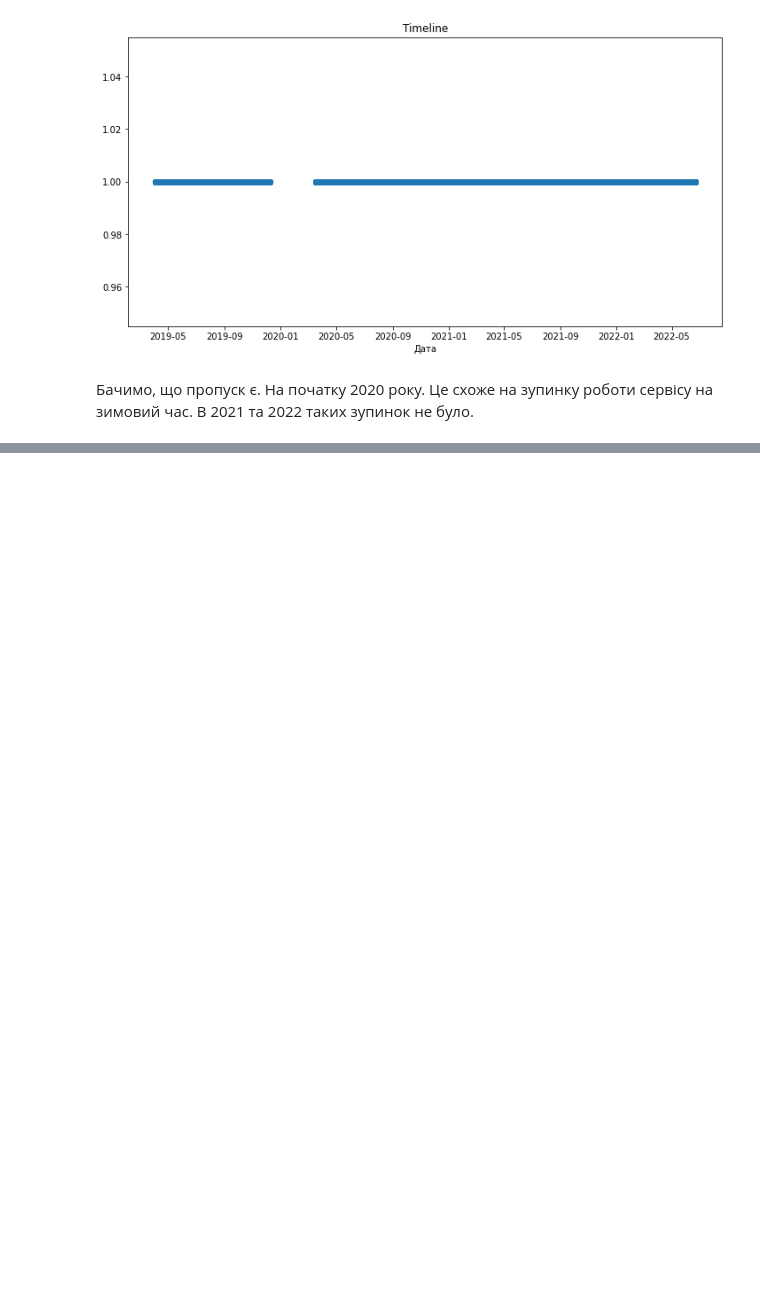
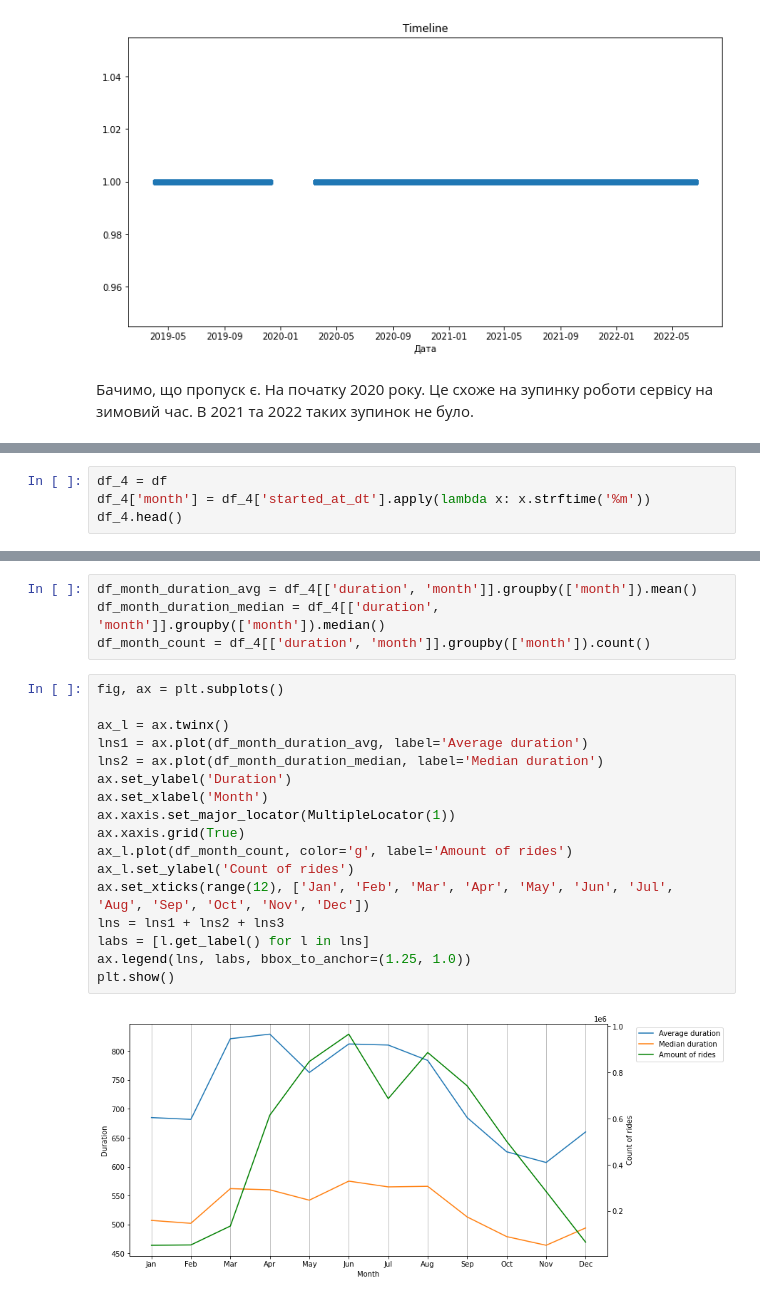
Before and after one commit to oyakymchuk/project_bysykkel, a Jupyter notebook: task_1.ipynb, the cells around one changed output, grey strips where cells are left out. Saved outputs shown, nothing was run; the diff lists cells and outputs as text; blank space fills up the shorter version.

```diff
--- a/task_1.ipynb
+++ b/task_1.ipynb
@@ -276,0 +139,4 @@ plt.show()
+# %%
+df_4 = df
+df_4['month'] = df_4['started_at_dt'].apply(lambda x: x.strftime('%m'))
+df_4.head()
@@ -276,0 +150,23 @@ plt.show()
+# %%
+df_month_duration_avg = df_4[['duration', 'month']].groupby(['month']).mean()
+df_month_duration_median = df_4[['duration', 'month']].groupby(['month']).median()
+df_month_count = df_4[['duration', 'month']].groupby(['month']).count()
+# %%
+fig, ax = plt.subplots()
+
+ax_l = ax.twinx()
+lns1 = ax.plot(df_month_duration_avg, label='Average duration')
+lns2 = ax.plot(df_month_duration_median, label='Median duration')
+ax.set_ylabel('Duration')
+ax.set_xlabel('Month')
+ax.xaxis.set_major_locator(MultipleLocator(1))
+ax.xaxis.grid(True)
+ax_l.plot(df_month_count, color='g', label='Amount of rides')
+ax_l.set_ylabel('Count of rides')
+ax.set_xticks(range(12), ['Jan', 'Feb', 'Mar', 'Apr', 'May', 'Jun', 'Jul', 'Aug', 'Sep', 'Oct', 'Nov', 'Dec'])
+lns = lns1 + lns2 + lns3
+labs = [l.get_label() for l in lns]
+ax.legend(lns, labs, bbox_to_anchor=(1.25, 1.0))
+plt.show()
+# %% [output]
+[figure, added]
```
Also changed, not shown: parts of 46 cells of this notebook, 2 other files.
